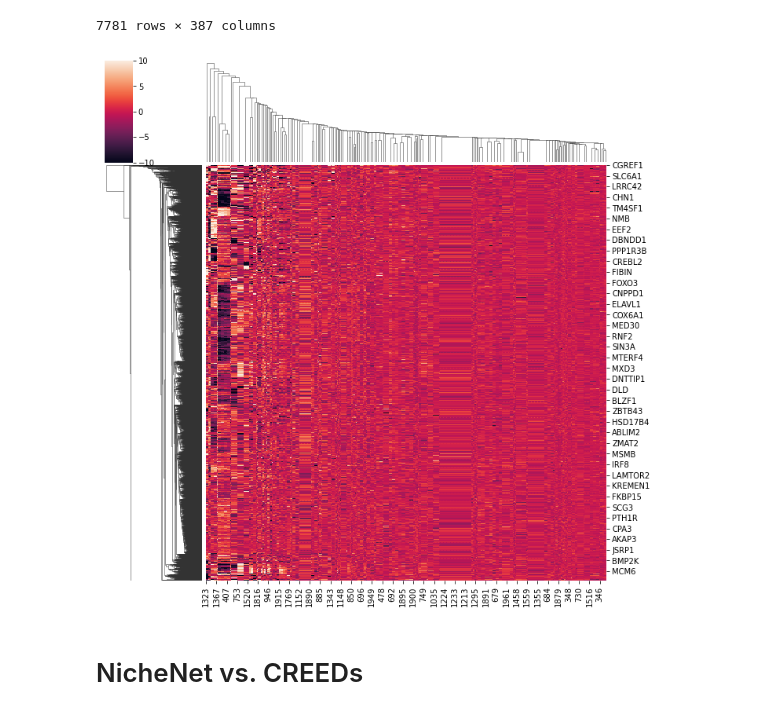
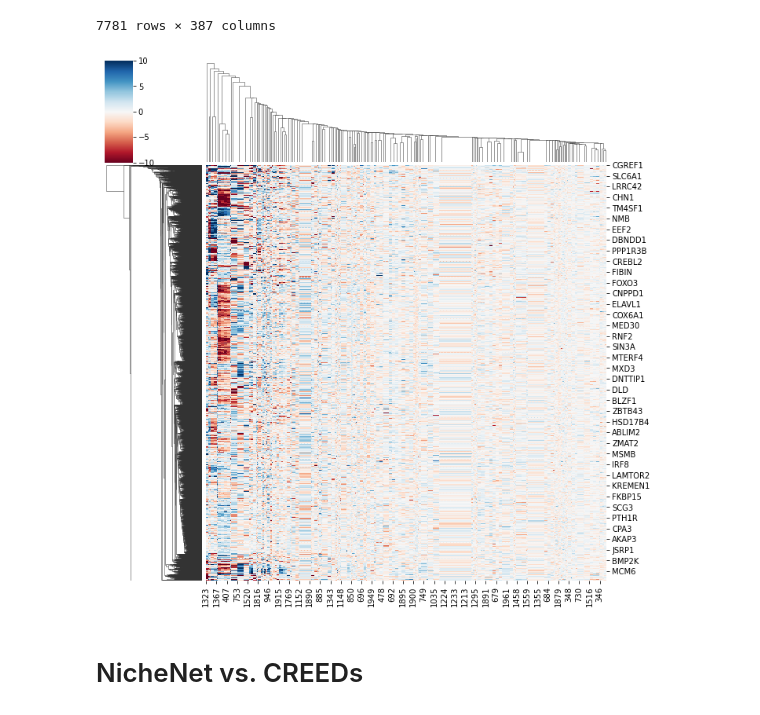
Before and after one commit to Vargeszti/Thesis, a Jupyter notebook: code/similarities.ipynb, the cells around one changed output. Cells and saved outputs as stored; diff of their text form; code cells hidden in the pictures.

```diff
--- a/code/similarities.ipynb
+++ b/code/similarities.ipynb
@@ -198,10 +198,12 @@ drug_perturb
 | DNAJB12 | -0.737247 | -0.009556 | -0.242278 | 0.883566 | 2.092335 | 0.376301 | 0.527243 | 1.059143 | 1.059143 | -0.737487 | ... | ... |
 7781 rows × 387 columns
 # %%
-sns.clustermap(data= drug_perturb, vmin= -10 , vmax= 10 )
+sns.clustermap(cmap='RdBu', data= drug_perturb, vmin= -10 , vmax= 10 )
 plt.savefig('../pictures/CREEDS_heatmap')
+#színskála
+#yticklabels=False
 # %% [output]
-[figure, old version]
+[figure, new version]
 # %% [markdown]
 # NicheNet vs. CREEDs
 # %% [markdown]
```
